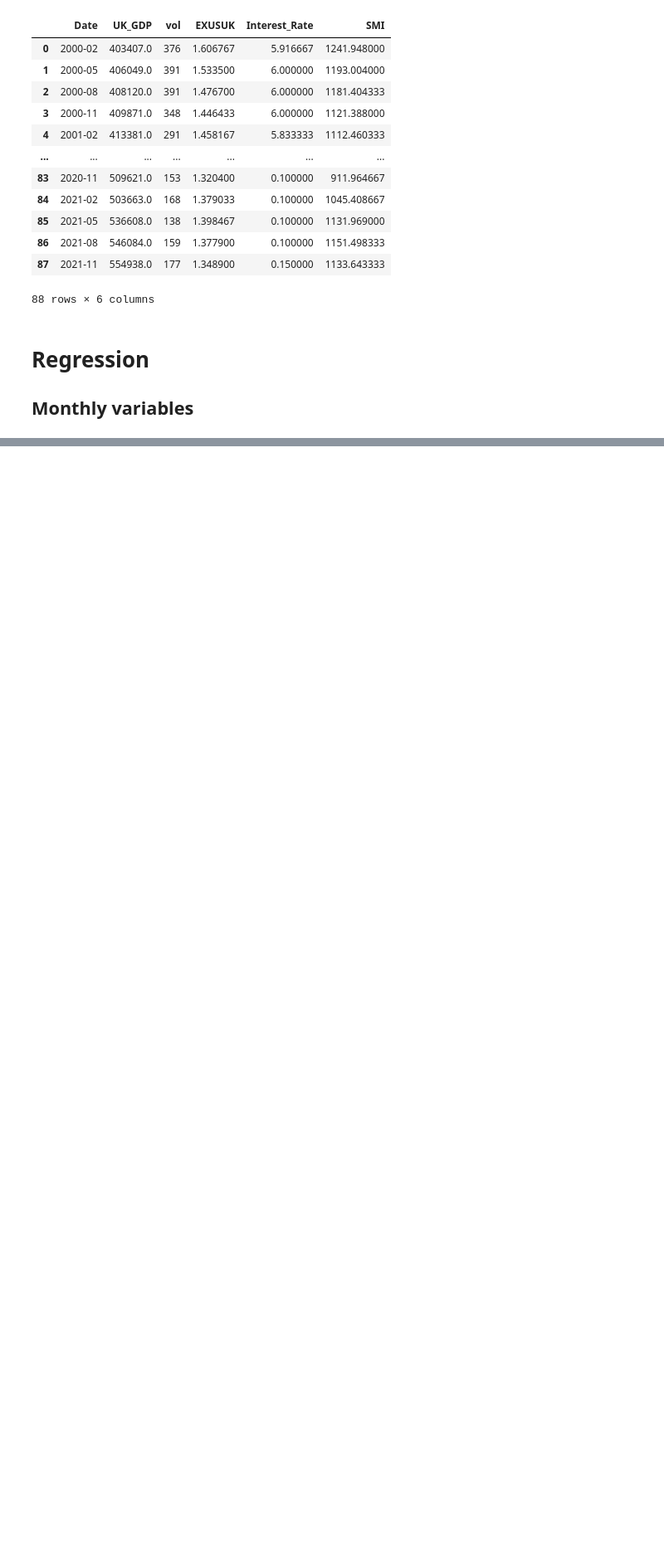
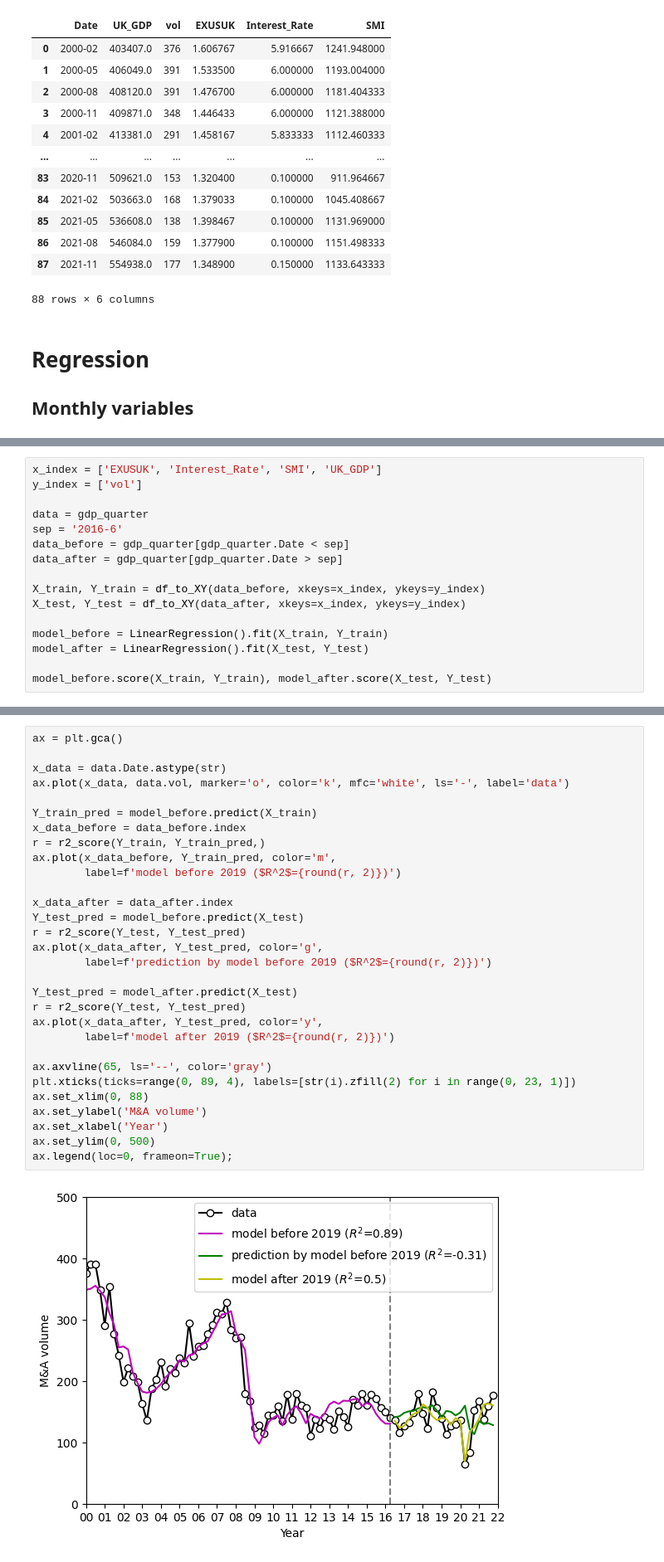
Before and after one commit to victoriawong1123/data_science_project, a Jupyter notebook: notebooks/quarterly_model.ipynb, the cells around one changed output, grey strips where cells are left out. Shown: that part at 83% size. Drawn from its saved outputs; the diff is of its cells as text; blank space fills up the shorter version.

Commit message:
Updaated notebooks model

```diff
--- a/notebooks/quarterly_model.ipynb
+++ b/notebooks/quarterly_model.ipynb
@@ -145,0 +155,16 @@ reg.score(X, Y)
+# %%
+x_index = ['EXUSUK', 'Interest_Rate', 'SMI', 'UK_GDP']
+y_index = ['vol']
+
+data = gdp_quarter
+sep = '2016-6'
+data_before = gdp_quarter[gdp_quarter.Date < sep]
+data_after = gdp_quarter[gdp_quarter.Date > sep]
+
+X_train, Y_train = df_to_XY(data_before, xkeys=x_index, ykeys=y_index)
+X_test, Y_test = df_to_XY(data_after, xkeys=x_index, ykeys=y_index)
+
+model_before = LinearRegression().fit(X_train, Y_train)
+model_after = LinearRegression().fit(X_test, Y_test)
+
+model_before.score(X_train, Y_train), model_after.score(X_test, Y_test)
@@ -189,0 +182,32 @@ array([[-0.00089949]])
+# %%
+ax = plt.gca()
+
+x_data = data.Date.astype(str)
+ax.plot(x_data, data.vol, marker='o', color='k', mfc='white', ls='-', label='data')
+
+Y_train_pred = model_before.predict(X_train)
+x_data_before = data_before.index
+r = r2_score(Y_train, Y_train_pred,)
+ax.plot(x_data_before, Y_train_pred, color='m',
+        label=f'model before 2019 ($R^2$={round(r, 2)})')
+
+x_data_after = data_after.index
+Y_test_pred = model_before.predict(X_test)
+r = r2_score(Y_test, Y_test_pred)
+ax.plot(x_data_after, Y_test_pred, color='g',
+        label=f'prediction by model before 2019 ($R^2$={round(r, 2)})')
+
+Y_test_pred = model_after.predict(X_test)
+r = r2_score(Y_test, Y_test_pred)
+ax.plot(x_data_after, Y_test_pred, color='y',
+        label=f'model after 2019 ($R^2$={round(r, 2)})')
+
+ax.axvline(65, ls='--', color='gray')
+plt.xticks(ticks=range(0, 89, 4), labels=[str(i).zfill(2) for i in range(0, 23, 1)])
+ax.set_xlim(0, 88)
+ax.set_ylabel('M&A volume')
+ax.set_xlabel('Year')
+ax.set_ylim(0, 500)
+ax.legend(loc=0, frameon=True);
+# %% [output]
+[figure, added]
```
Also changed, not shown: parts of 14 cells of this notebook.
